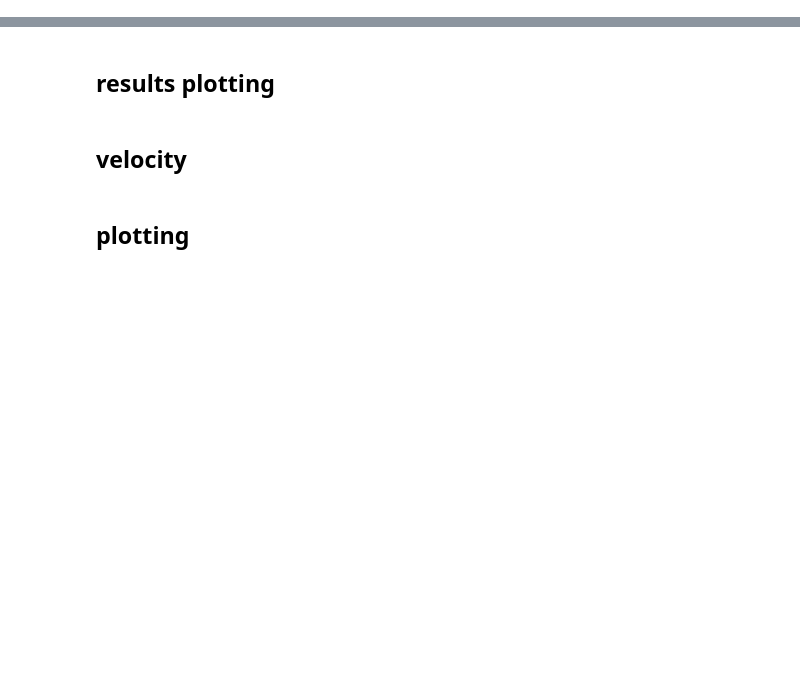
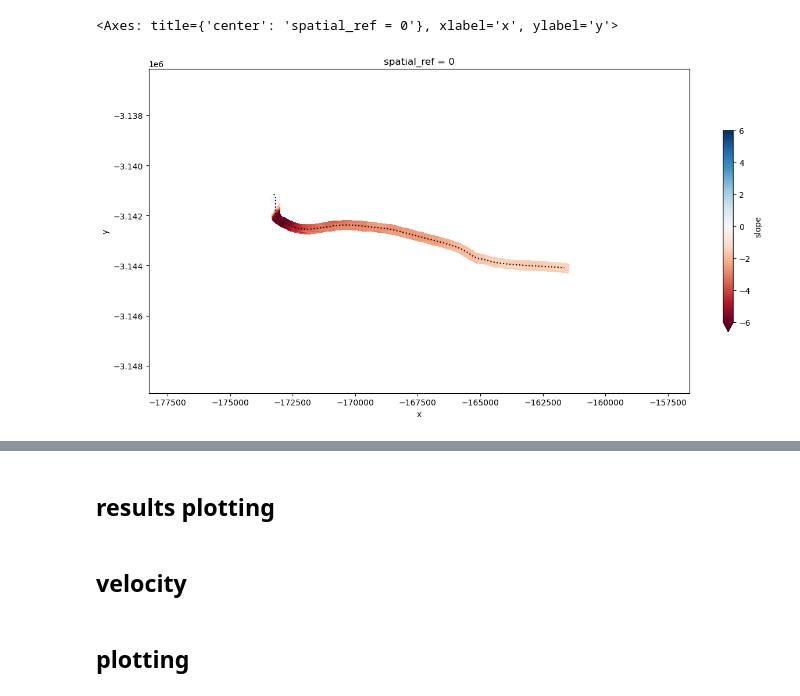
Before and after one commit to tlohde/lake-terminating-glaciers, a Jupyter notebook: src/scratchpad.ipynb, the cells around one changed output, grey strips where cells are left out. Saved outputs shown, nothing was run; the diff lists cells and outputs as text; code cells hidden in the pictures; blank space fills up the shorter version.

```diff
--- a/src/scratchpad.ipynb
+++ b/src/scratchpad.ipynb
@@ -215,0 +123,7 @@ dems['z'].sel(time=dems.time.dt.year==2018).squeeze().coarsen({'x':10, 'y':10},
+# %%
+fig, ax = plt.subplots(figsize=[15,15])
+cl_masked['slope'].plot(ax=ax, robust=True, vmin=-6, vmax=6, cmap='RdBu', cbar_kwargs={'shrink':0.3})
+centrelines.iloc[[17]].plot(ax=ax, color='k', ls=':')
+# %% [output]
+<Axes: title={'center': 'spatial_ref = 0'}, xlabel='x', ylabel='y'>
+[figure, added]
```
Also changed, not shown: parts of 57 cells of this notebook, 4 other files.
